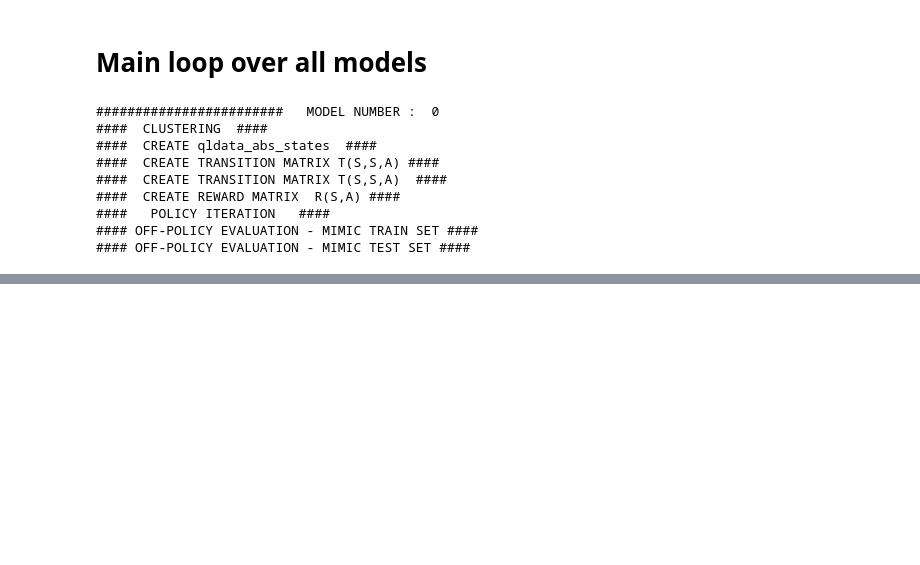
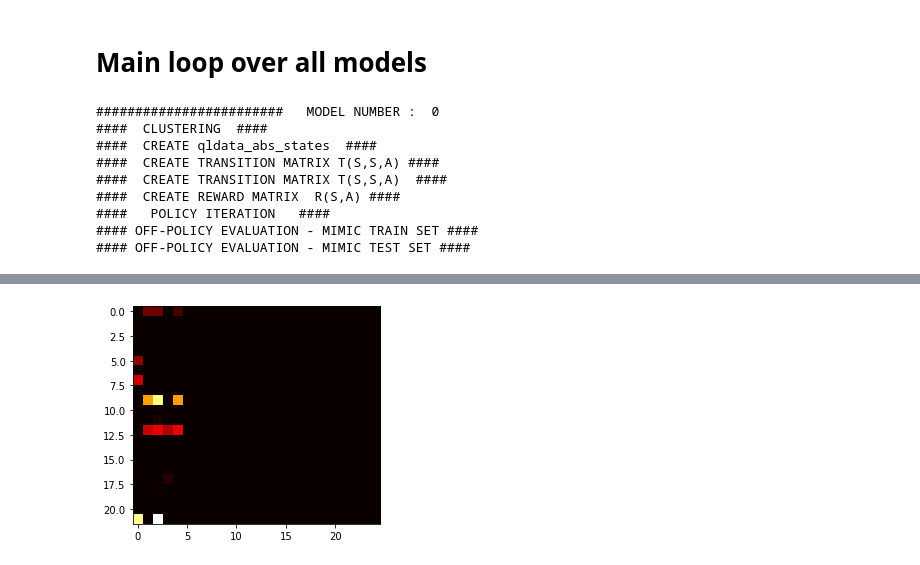
Before and after one commit to faaizT/AI_Clinician, a Jupyter notebook: AIClinician_core.ipynb, the cells around one changed output, grey strips where cells are left out. Drawn from its saved outputs; the diff is of its cells as text; code cells hidden in the pictures; blank space fills up the shorter version.

```diff
--- a/AIClinician_core.ipynb
+++ b/AIClinician_core.ipynb
@@ -47,7 +47,7 @@ nra=5                     # nr of actions (2 to 10)
 ncv=5                     # nr of crossvalidation runs (each is 80% training / 20% test)
 OA=pd.DataFrame(index = range(1,ncl+3), columns = range(nr_reps)) # record of optimal actions
 recqvi=pd.DataFrame() # saves data about each model (1 row per model)
-allpols=pd.DataFrame(index = range(nr_reps), columns = range(15))
+allpols=pd.DataFrame()
 # %%
 #################   Convert training data and compute conversion factors    ######################
 
@@ -223,17 +223,17 @@ def offpolicy_eval_tdlearning( qldata,physpol, gamma ,num_iter):
     d = np.zeros(ncl) # initial state distribution
     for i in range(ncl):
         d[i] = (a==i).sum()
-    chosen = np.floor(np.random.rand(len(patients)) + prop)
-    q = qldata.loc[qldata['pt_id'].isin(patients[chosen==1])].reset_index()
-    # TODO: reinstate the line below
-    #     Qoff, _ = OffpolicyQlearning150816( q , gamma, 0.1, 300000)
-    Qoff, _ = OffpolicyQlearning150816( q , gamma, 0.1, 3000)
+    for i in range(num_iter):
+        chosen = np.floor(np.random.rand(len(patients)) + prop)
+        q = qldata.loc[qldata['pt_id'].isin(patients[chosen==1])].reset_index()
+        # TODO: reinstate the line below
+        #     Qoff, _ = OffpolicyQlearning150816( q , gamma, 0.1, 300000)
+        Qoff, _ = OffpolicyQlearning150816( q , gamma, 0.1, 3000)
 
-    for i in range(num_iter):
         V = np.zeros((ncl, nact))
         for k in range(ncl):
             for l in range(nact):
-                V[k][j] = physpol[k][j]*Qoff[k][j]
+                V[k][l] = physpol[k][l]*Qoff[k][l]
 
         Vs = V.sum(axis=1)
         bootql[i] = (Vs*d).sum()/d.sum()
@@ -413,6 +413,7 @@ for model in range(nr_reps):
     recqvi.at[model, 'bootql_99_quantile'] = np.quantile(bootql, 0.99)
     recqvi.at[model, 'bootwis_mean'] = np.nanmean(bootwis)
     recqvi.at[model, 'bootwis_99_quantile'] = np.quantile(bootwis, 0.99)
+    qldata_train = qldata_abs_states.copy()
 
     print('#### OFF-POLICY EVALUATION - MIMIC TEST SET ####')
     idxtest = kmeans.predict(Xtestmimic)
@@ -441,9 +442,22 @@ for model in range(nr_reps):
     recqvi.at[model, 'bootmimictestwis_99_quantile'] = np.quantile(bootmimictestwis, 0.99)
     recqvi.at[model, 'bootmimictestwis_1%_LB'] = np.quantile(bootmimictestwis, 0.01)
     recqvi.at[model, 'bootmimictestwis_5%_LB'] = np.quantile(bootmimictestwis, 0.05)
+    qldata_test = qldata_abs_states.copy()
+
 
     if recqvi.at[model, 'bootmimictestwis_5%_LB'] > 0:
         print('####   GOOD MODEL FOUND - SAVING IT   ####')
+        poldata = {'model': model,\
+                   'Qon': Qon,\
+                   'physpol': physpol,\
+                   'transitionr': transitionr,\
+                   'transitionr2': transitionr2,\
+                   'R': R,\
+                   'kmeans': kmeans,\
+                   'train': train,\
+                   'qldata_train': qldata_train,\
+                   'qldata_test': qldata_test}
+        allpols = allpols.append(poldata, ignore_index=True)
 # %% [output]
 ########################   MODEL NUMBER :  0
 ####  CLUSTERING  ####
@@ -460,0 +493,6 @@ kmeans = KMeans(n_clusters=ncl, random_state=0).fit(sample)
+# %%
+import matplotlib.pyplot as plt
+plt.imshow(Qon, cmap='hot', interpolation='nearest')
+plt.show()
+# %% [output]
+[figure, added]
```
Also changed, not shown: parts of 3 cells of this notebook.
